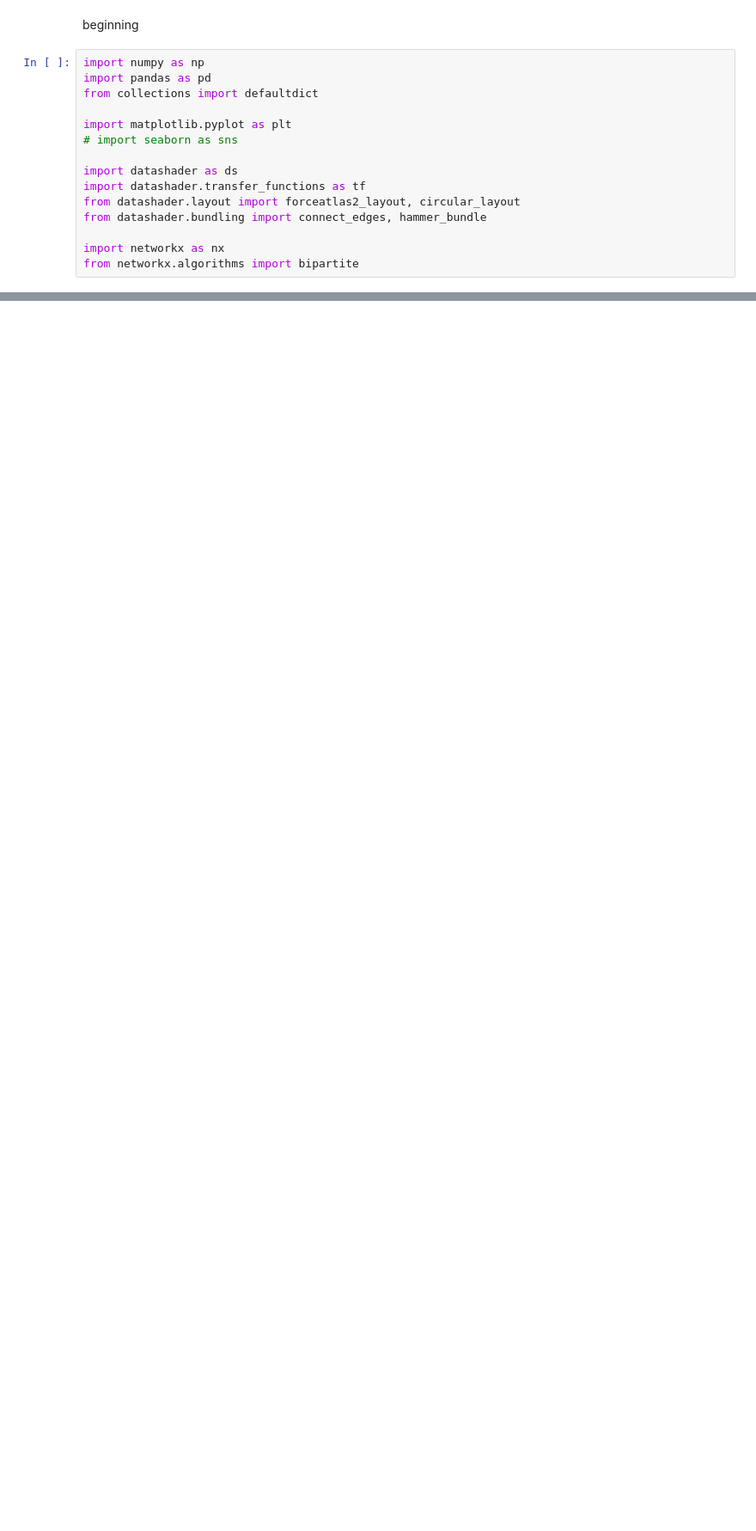
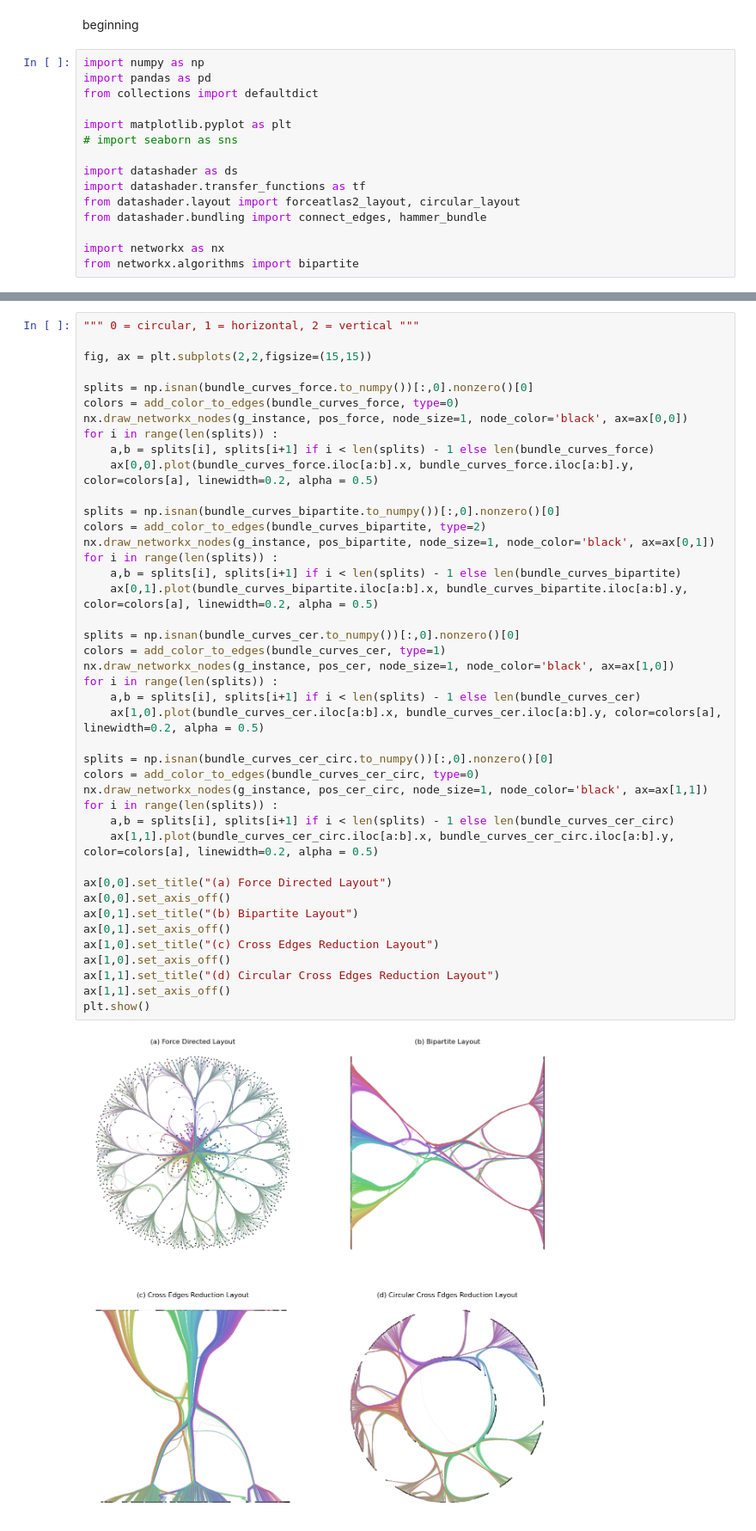
Before and after one commit to mario-michelessa/UCXAI_aviation, a Jupyter notebook: IM/graph_viz.ipynb, the cells around one changed output, grey strips where cells are left out. Shown at 86% size. Drawn from its saved outputs; the diff is of its cells as text; blank space fills up the shorter version.

```diff
--- a/IM/graph_viz.ipynb
+++ b/IM/graph_viz.ipynb
@@ -17,0 +260,44 @@ from networkx.algorithms import bipartite
+# %%
+""" 0 = circular, 1 = horizontal, 2 = vertical """
+
+fig, ax = plt.subplots(2,2,figsize=(15,15))
+
+splits = np.isnan(bundle_curves_force.to_numpy())[:,0].nonzero()[0]
+colors = add_color_to_edges(bundle_curves_force, type=0)
+nx.draw_networkx_nodes(g_instance, pos_force, node_size=1, node_color='black', ax=ax[0,0])
+for i in range(len(splits)) :
+    a,b = splits[i], splits[i+1] if i < len(splits) - 1 else len(bundle_curves_force)
+    ax[0,0].plot(bundle_curves_force.iloc[a:b].x, bundle_curves_force.iloc[a:b].y, color=colors[a], linewidth=0.2, alpha = 0.5)
+
+splits = np.isnan(bundle_curves_bipartite.to_numpy())[:,0].nonzero()[0]
+colors = add_color_to_edges(bundle_curves_bipartite, type=2)
+nx.draw_networkx_nodes(g_instance, pos_bipartite, node_size=1, node_color='black', ax=ax[0,1])
+for i in range(len(splits)) :
+    a,b = splits[i], splits[i+1] if i < len(splits) - 1 else len(bundle_curves_bipartite)
+    ax[0,1].plot(bundle_curves_bipartite.iloc[a:b].x, bundle_curves_bipartite.iloc[a:b].y, color=colors[a], linewidth=0.2, alpha = 0.5)
+
+splits = np.isnan(bundle_curves_cer.to_numpy())[:,0].nonzero()[0]
+colors = add_color_to_edges(bundle_curves_cer, type=1)
+nx.draw_networkx_nodes(g_instance, pos_cer, node_size=1, node_color='black', ax=ax[1,0])
+for i in range(len(splits)) :
+    a,b = splits[i], splits[i+1] if i < len(splits) - 1 else len(bundle_curves_cer)
+    ax[1,0].plot(bundle_curves_cer.iloc[a:b].x, bundle_curves_cer.iloc[a:b].y, color=colors[a], linewidth=0.2, alpha = 0.5)
+
+splits = np.isnan(bundle_curves_cer_circ.to_numpy())[:,0].nonzero()[0]
+colors = add_color_to_edges(bundle_curves_cer_circ, type=0)
+nx.draw_networkx_nodes(g_instance, pos_cer_circ, node_size=1, node_color='black', ax=ax[1,1])
+for i in range(len(splits)) :
+    a,b = splits[i], splits[i+1] if i < len(splits) - 1 else len(bundle_curves_cer_circ)
+    ax[1,1].plot(bundle_curves_cer_circ.iloc[a:b].x, bundle_curves_cer_circ.iloc[a:b].y, color=colors[a], linewidth=0.2, alpha = 0.5)
+
+ax[0,0].set_title("(a) Force Directed Layout")
+ax[0,0].set_axis_off()
+ax[0,1].set_title("(b) Bipartite Layout")
+ax[0,1].set_axis_off()
+ax[1,0].set_title("(c) Cross Edges Reduction Layout")
+ax[1,0].set_axis_off()
+ax[1,1].set_title("(d) Circular Cross Edges Reduction Layout")
+ax[1,1].set_axis_off()
+plt.show()
+# %% [output]
+[figure, added]
```
Also changed, not shown: parts of 29 cells of this notebook, 23 other files.
